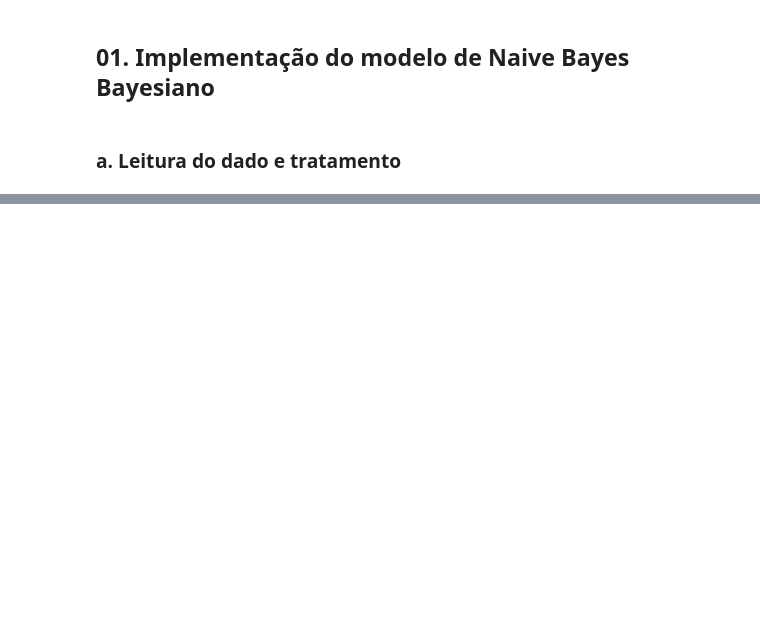
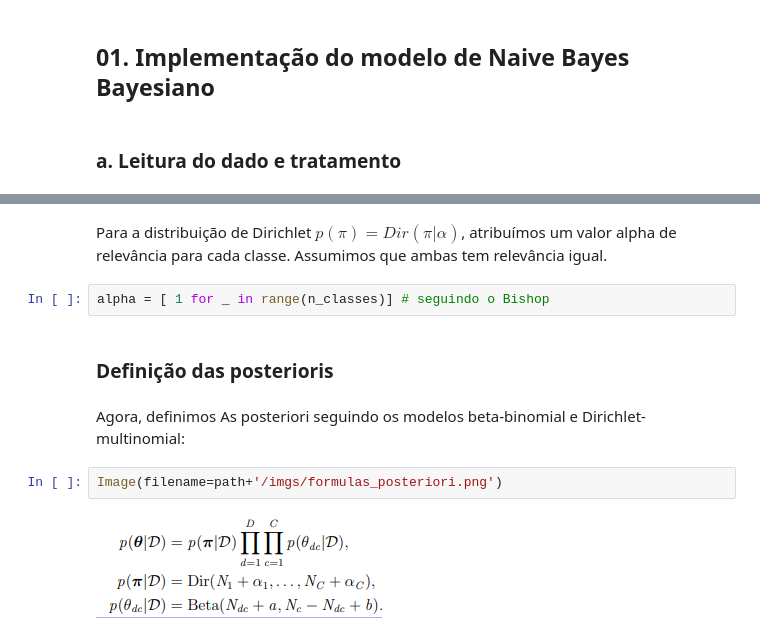
Before and after one commit to AndyFernandes/probabilistic-machine-learning, a Jupyter notebook: Trabalho03/Trabalho_03.ipynb, the cells around one changed output, grey strips where cells are left out. Drawn from its saved outputs; the diff is of its cells as text; blank space fills up the shorter version.

```diff
--- a/Trabalho03/Trabalho_03.ipynb
+++ b/Trabalho03/Trabalho_03.ipynb
@@ -110,0 +103,13 @@ def plot_posterior(mean, cov, resolution = 100):
+# %% [markdown]
+Para a distribuição de Dirichlet $p(π) = Dir(π|α)$, atribuímos um valor alpha de relevância para cada classe. Assumimos que ambas tem relevância igual.
+# %%
+alpha = [ 1 for _ in range(n_classes)] # seguindo o Bishop
+# %% [markdown]
+### Definição das posterioris
+# %% [markdown]
+Agora, definimos As posteriori seguindo os modelos beta-binomial e
+Dirichlet-multinomial:
+# %%
+Image(filename=path+'/imgs/formulas_posteriori.png')
+# %% [output]
+[figure, added]
```
Also changed, not shown: parts of 32 cells of this notebook.
